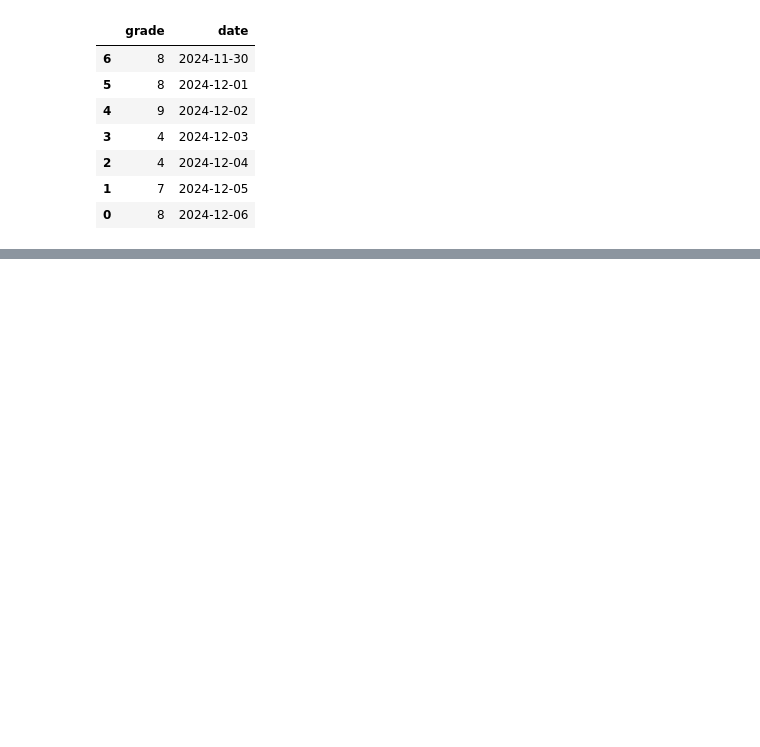
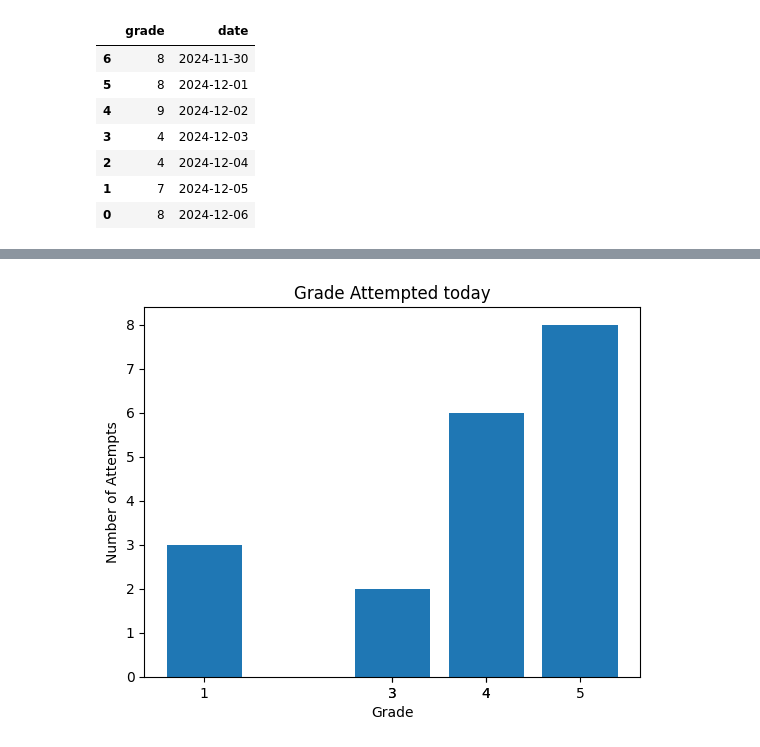
Before and after one commit to TOTO-TOILET/climb_log, a Jupyter notebook: data.ipynb, the cells around one changed output, grey strips where cells are left out. Saved outputs shown, nothing was run; the diff lists cells and outputs as text; code cells hidden in the pictures; blank space fills up the shorter version.

```diff
--- a/data.ipynb
+++ b/data.ipynb
@@ -288,0 +253,24 @@ climbs_df
+# %%
+def grade_attempted(id):
+    global user_climbs
+    user_climbs[user_climbs.completed == True]
+    user_climbs = climbs_df[climbs_df['upload_author_id'] == id]
+    climbs_df['date_logged'] = pd.to_datetime(climbs_df.date_logged).dt.date
+    total_today = climbs_df[climbs_df.date_logged == datetime.now().date()]
+    filtered_total_today = total_today[['grade', 'attempt']]
+    plt.bar(
+        filtered_total_today['grade'],  # X-axis: grade values
+        filtered_total_today['attempt']  # Y-axis: attempt values
+    )
+
+    # Add labels and title
+    plt.xlabel('Grade')  # Label for the x-axis
+    plt.ylabel('Number of Attempts')  # Label for the y-axis
+    plt.title('Grade Attempted today')  # Title of the chart
+    plt.xticks(ticks=filtered_total_today['grade'], labels=filtered_total_today['grade'])
+
+    # Display the chart
+    plt.show()
+grade_attempted(3)
+# %% [output]
+[figure, added]
```
Also changed, not shown: parts of 5 cells of this notebook.
